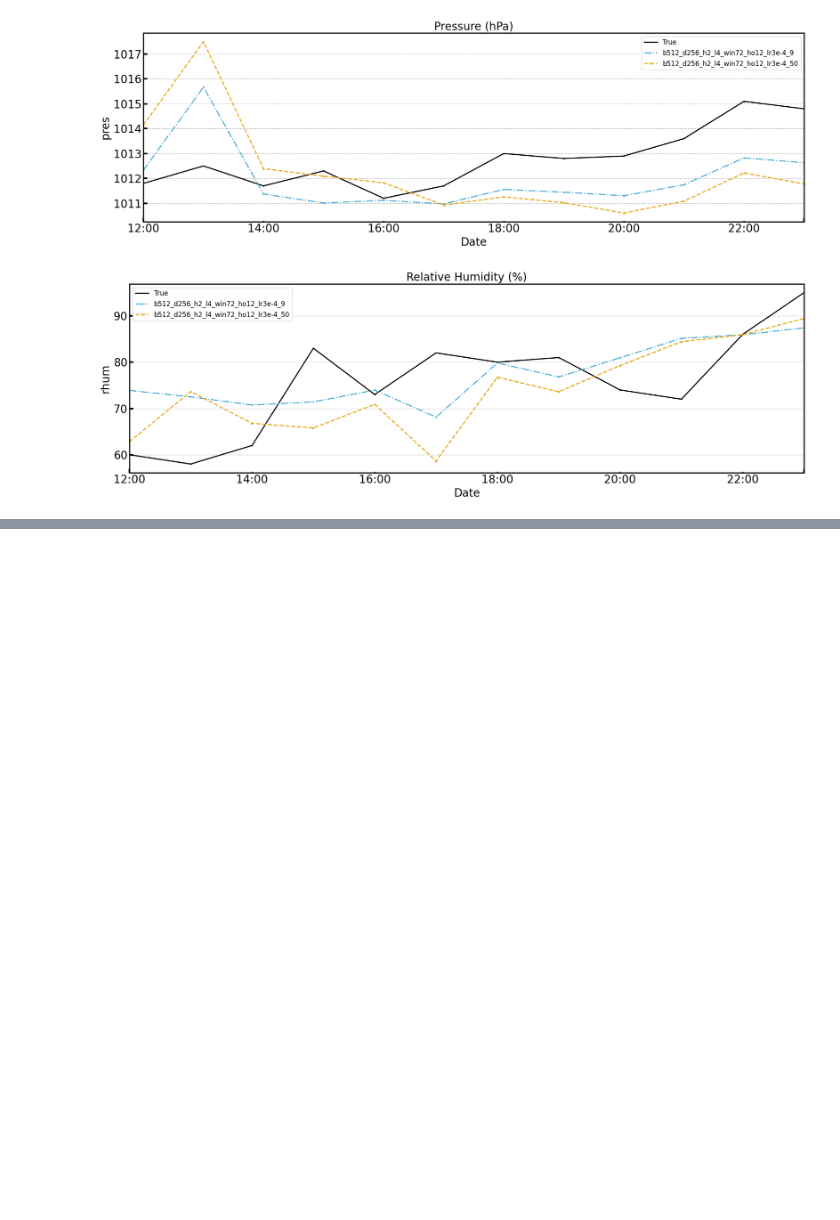
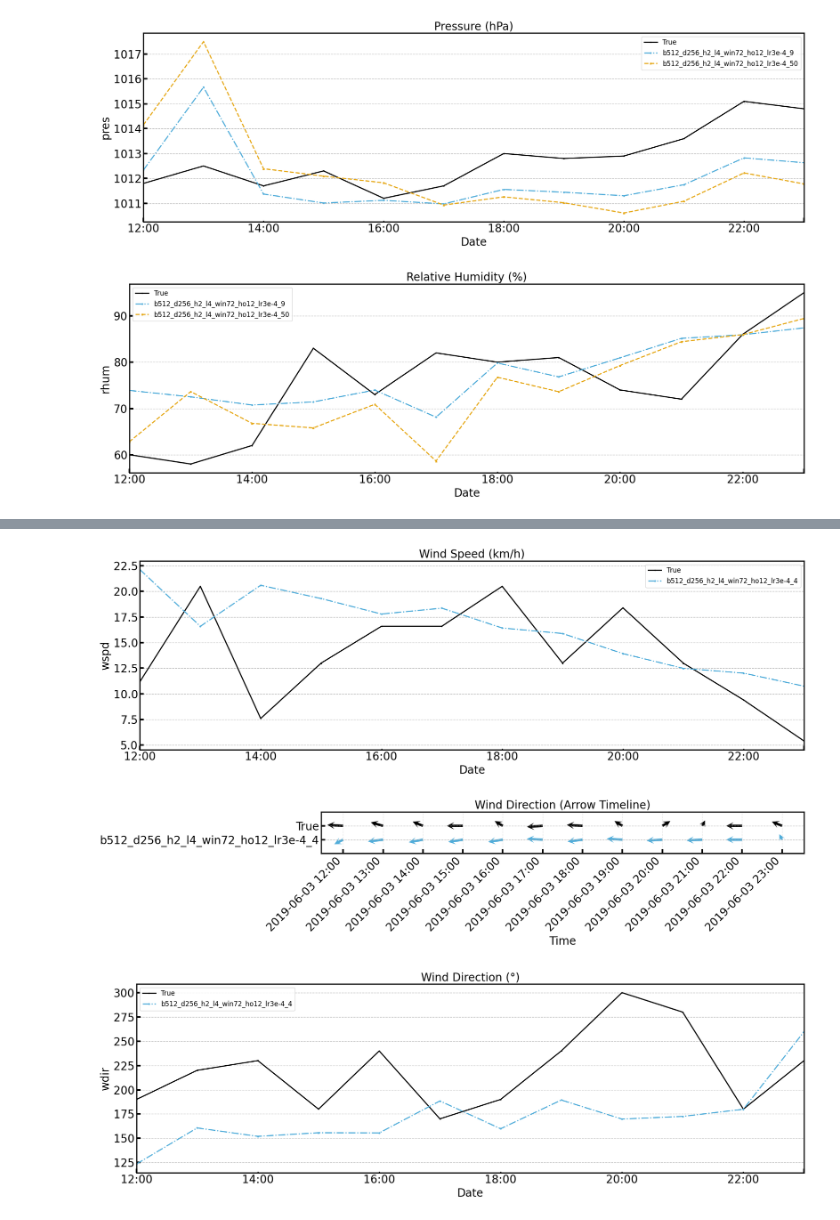
Before and after one commit to KUcyans/MeteoFormer, a Jupyter notebook: PredictionPerformance.ipynb, the cells around one changed output, grey strips where cells are left out. Drawn from its saved outputs; the diff is of its cells as text; code cells hidden in the pictures; blank space fills up the shorter version.

```diff
--- a/PredictionPerformance.ipynb
+++ b/PredictionPerformance.ipynb
@@ -446,0 +333,11 @@ compare_models_per_feature(
+# %%
+compare_models_per_feature(
+    prediction_files_eftermiddag_wind,
+    features=['wspd', 'wdir'],
+    titles=['Wind Speed (km/h)', 'Wind Direction (°)'],
+    start_time=datetime(2019, 6, 3, 12, 0)
+)
+# %% [output]
+[figure, added]
+[figure, added]
+[figure, added]
```
Also changed, not shown: parts of 6 cells of this notebook, 15 other files.
